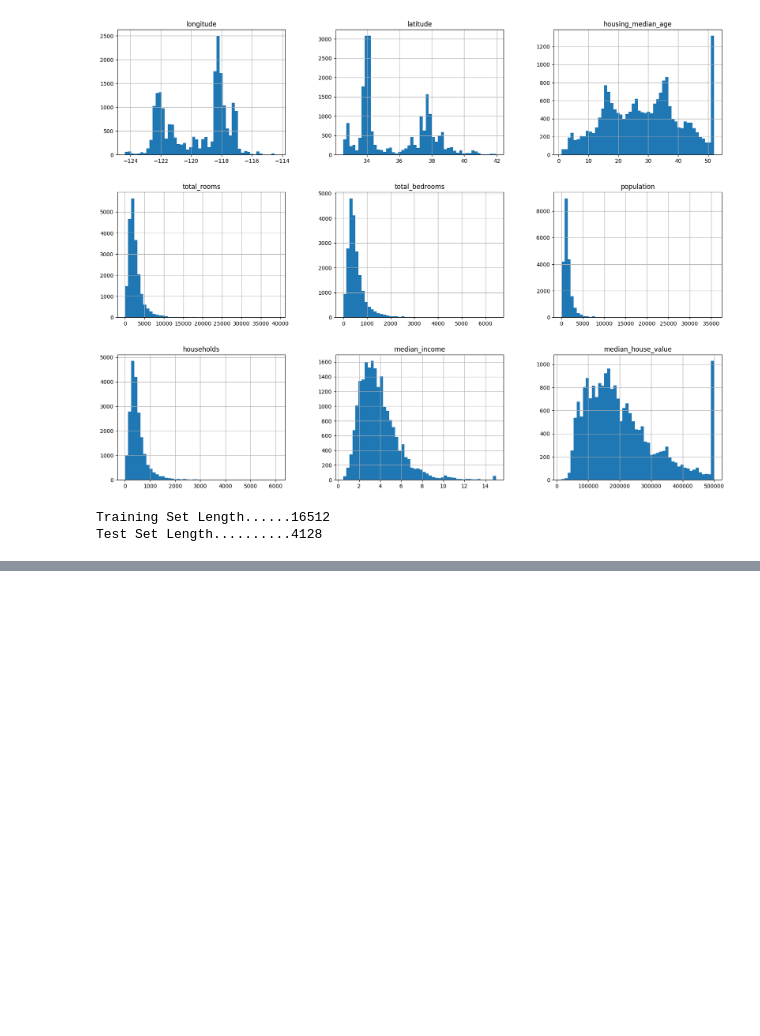
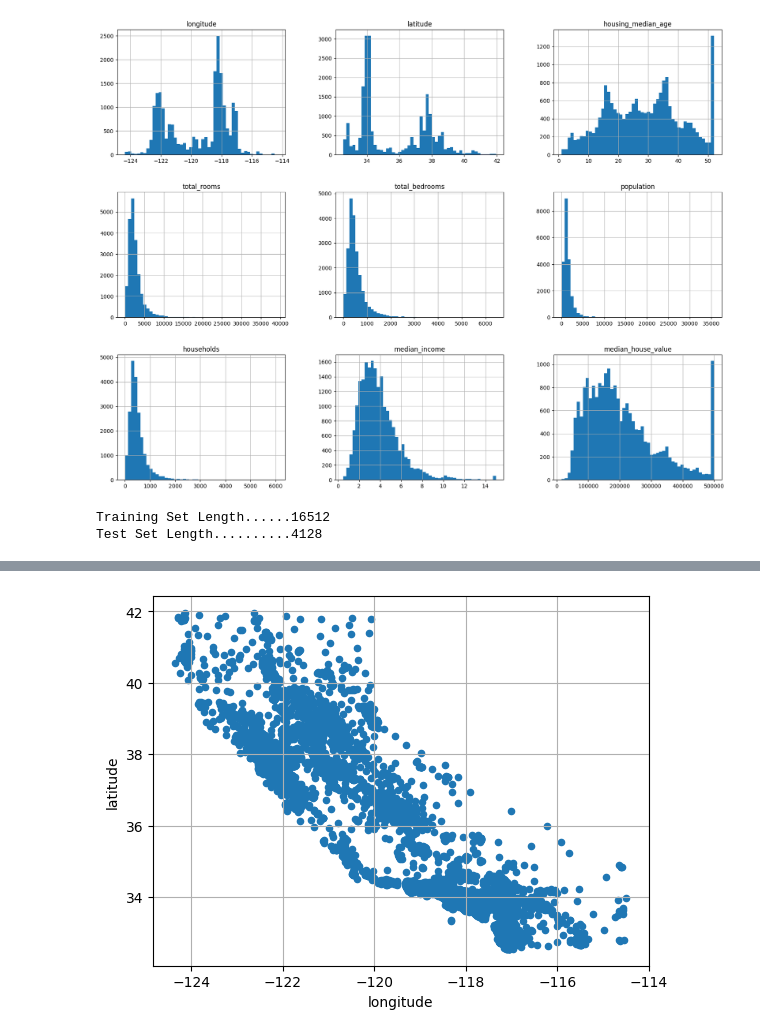
Before and after one commit to davidmehoves-adus/MLTeamDelta, a Jupyter notebook: Housing.ipynb, the cells around one changed output, grey strips where cells are left out. Drawn from its saved outputs; the diff is of its cells as text; code cells hidden in the pictures; blank space fills up the shorter version.

```diff
--- a/Housing.ipynb
+++ b/Housing.ipynb
@@ -157,0 +182,17 @@ train_set, test_set = split_data_with_id_hash(housing_with_id, 0.2, "id")
+# %%
+from sklearn.model_selection import StratifiedShuffleSplit
+
+# Use the split() method to create training and test indices.
+splitter = StratifiedShuffleSplit(n_splits=10, test_size=0.2, random_state=42)
+strat_splits = []
+for train_index, test_index in splitter.split(housing, housing["income_cat"]):
+    strat_train_set_n = housing.iloc[train_index]
+    strat_test_set_n = housing.iloc[test_index]
+    strat_splits.append([strat_train_set_n, strat_test_set_n])
+
+# Access the first split
+strat_train_set, strat_test_set = strat_splits[0]
+
+# the train_test_split method is another way to accomplish the above
+strat_train_set, strat_test_set = train_test_split(
+     housing, test_size=0.2, stratify=housing["income_cat"], random_state=42)
@@ -157,0 +219,9 @@ train_set, test_set = split_data_with_id_hash(housing_with_id, 0.2, "id")
+# %%
+# Make a copy of the original data so we can revert later.
+housing = strat_train_set.copy()
+# %%
+# Create a scatterplot of all the districts by latitude & longitude
+housing.plot(kind="scatter", x="longitude", y="latitude", grid=True)
+plt.show()
+# %% [output]
+[figure, added]
```
Also changed, not shown: parts of 15 cells of this notebook.
